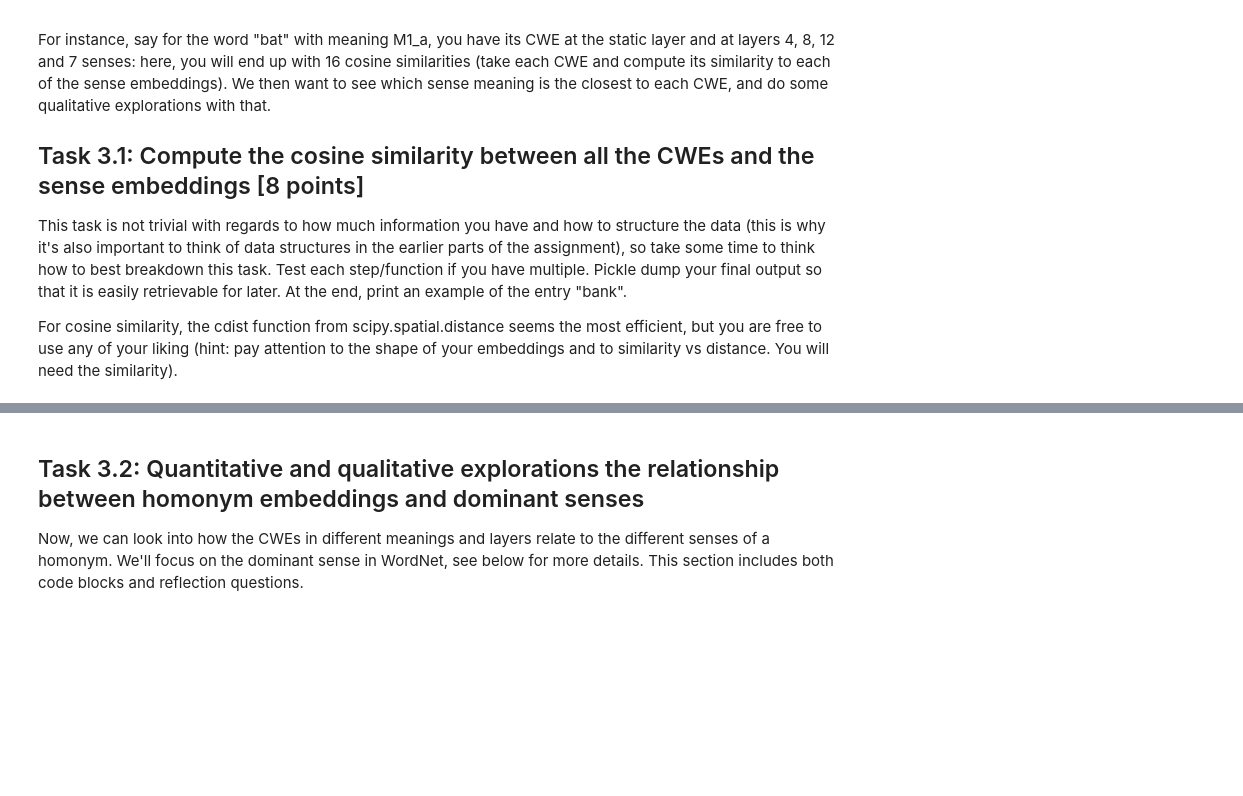
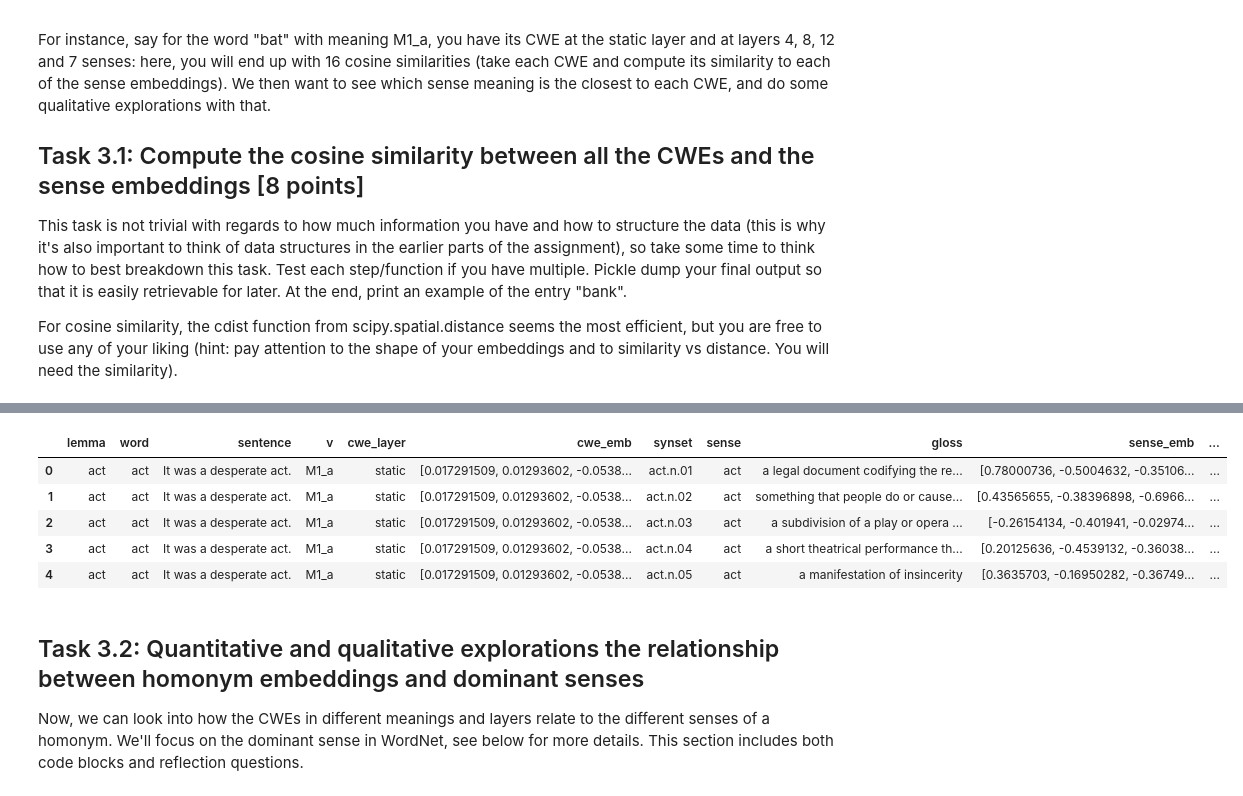
Before and after one commit to kazgar/comp_ling_assignment, a Jupyter notebook: compling26_assignment.ipynb, the cells around one changed output, grey strips where cells are left out. Saved outputs shown, nothing was run; the diff lists cells and outputs as text; code cells hidden in the pictures; blank space fills up the shorter version.

```diff
--- a/compling26_assignment.ipynb
+++ b/compling26_assignment.ipynb
@@ -664,3 +488,83 @@ df_sentences_copy[df_sentences_copy["lemma"] == "bank"]
+# %%
+from sklearn.metrics.pairwise import cosine_similarity
+
+lemma_list = []
+word_list = []
+sentence_list = []
+v_list = []
+cwe_layer_list = []
+cwe_emb_list = []
+synset_list = []
+sense_list = []
+gloss_list = []
+sense_emb_list = []
+cos_sim_list = []
+
+for _, row in df_rawc_with_embeddings.iterrows():
+    # Load data into vars
+    lemma = row["lemma"]
+    word = row["word"]
+    sentence = row["sentence"]
+    v = row["v"]
+
+    cwe_embeddings = {
+        "static": row["layer_static"],
+        "4": row["layer_4"],
+        "8": row["layer_8"],
+        "12": row["layer_12"]
+    }
+
+    # Retrieve sense embeddings for relevant lemma
+    sense_filter = df_raw_c_sense_embeddings["lemma"] == row["lemma"]
+    sense_emb_df = df_raw_c_sense_embeddings[sense_filter]
+
+    synsets, senses, glosses, sense_embeddings = sense_emb_df["synset"], sense_emb_df["sense"].tolist(), sense_emb_df["gloss"].tolist(), sense_emb_df["embedding"].tolist()
+
+    # Compare each CWE for each lemma meaning to all sense embeddings and store the cosine similarities
+    for ly, cwe_emb in cwe_embeddings.items():
+        for synset, sense, gloss, sense_emb in zip(synsets, senses, glosses, sense_embeddings):
+            reshaped_cwe_emb, reshaped_sense_emb = cwe_emb.reshape(1, -1), sense_emb.reshape(1, -1)
+            cos_sim = cosine_similarity(reshaped_cwe_emb, reshaped_sense_emb).item()
+
+            lemma_list.append(lemma)
+            word_list.append(word)
+            sentence_list.append(sentence)
+            v_list.append(v)
+            cwe_layer_list.append(ly)
+            cwe_emb_list.append(cwe_emb)
+            synset_list.append(synset)
+            sense_list.append(sense)
+            gloss_list.append(gloss)
+            sense_emb_list.append(sense_emb)
+            cos_sim_list.append(cos_sim)
+
+# Create the dataframe from the results
+df_raw_c_cwe_sense_emb_cos_similarities = pd.DataFrame({
+    "lemma": lemma_list,
+    "word": word_list,
+    "sentence": sentence_list,
+    "v": v_list,
+    "cwe_layer": cwe_layer_list,
+    "cwe_emb": cwe_emb_list,
+    "synset": synset_list,
+    "sense": sense_list,
+    "gloss": gloss_list,
+    "sense_emb": sense_emb_list,
+    "cos_sim": cos_sim_list
+})
+
+# Save the dataframe as a pickle
+df_raw_c_cwe_sense_emb_cos_similarities.to_pickle(PROCESSED_DATA / "raw_c_cwe_sense_emb_cos_similarities.pkl")
+
+# Inspect the data
+df_raw_c_cwe_sense_emb_cos_similarities.head()
+# %% [output]
+|  | lemma | word | sentence | v | cwe_layer | cwe_emb | synset | sense | gloss | sense_emb | ... |
+| 0 | act | act | It was a desperate act. | M1_a | static | [0.017291509, 0.01293602, -0.0538... | act.n.01 | act | a legal document codifying the re... | [0.78000736, -0.5004632, -0.35106... | ... |
+| 1 | act | act | It was a desperate act. | M1_a | static | [0.017291509, 0.01293602, -0.0538... | act.n.02 | act | something that people do or cause... | [0.43565655, -0.38396898, -0.6966... | ... |
+| 2 | act | act | It was a desperate act. | M1_a | static | [0.017291509, 0.01293602, -0.0538... | act.n.03 | act | a subdivision of a play or opera ... | [-0.26154134, -0.401941, -0.02974... | ... |
+| 3 | act | act | It was a desperate act. | M1_a | static | [0.017291509, 0.01293602, -0.0538... | act.n.04 | act | a short theatrical performance th... | [0.20125636, -0.4539132, -0.36038... | ... |
+| 4 | act | act | It was a desperate act. | M1_a | static | [0.017291509, 0.01293602, -0.0538... | act.n.05 | act | a manifestation of insincerity | [0.3635703, -0.16950282, -0.36749... | ... |
 # %% [markdown]
 ## Task 3.2: Quantitative and qualitative explorations the relationship between homonym embeddings and dominant senses
 
```
Also changed, not shown: parts of 6 cells of this notebook, 2 other files.
